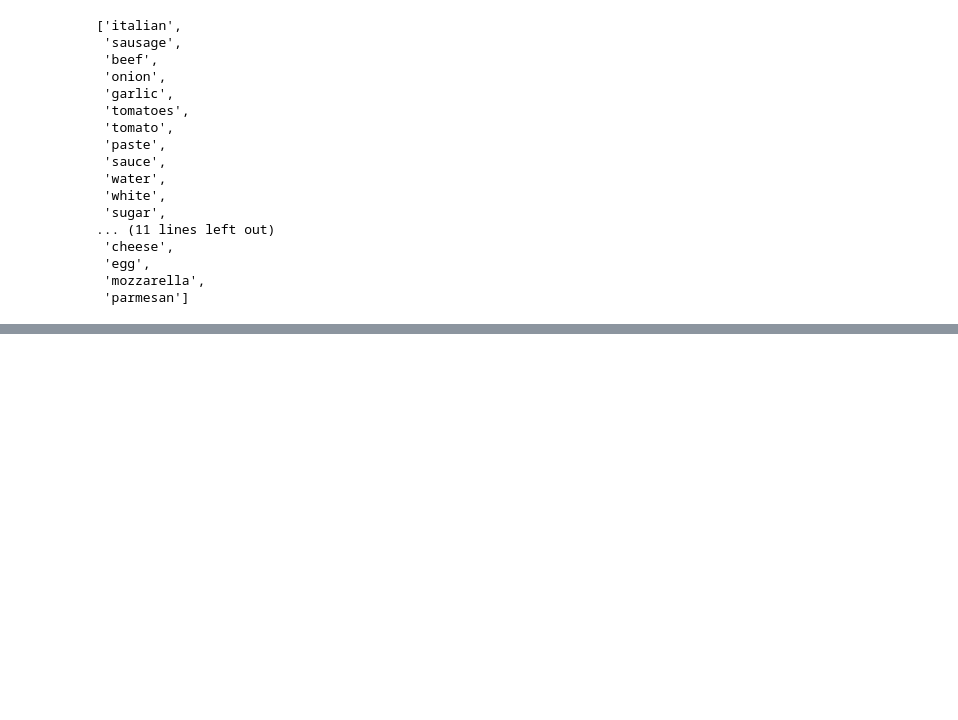
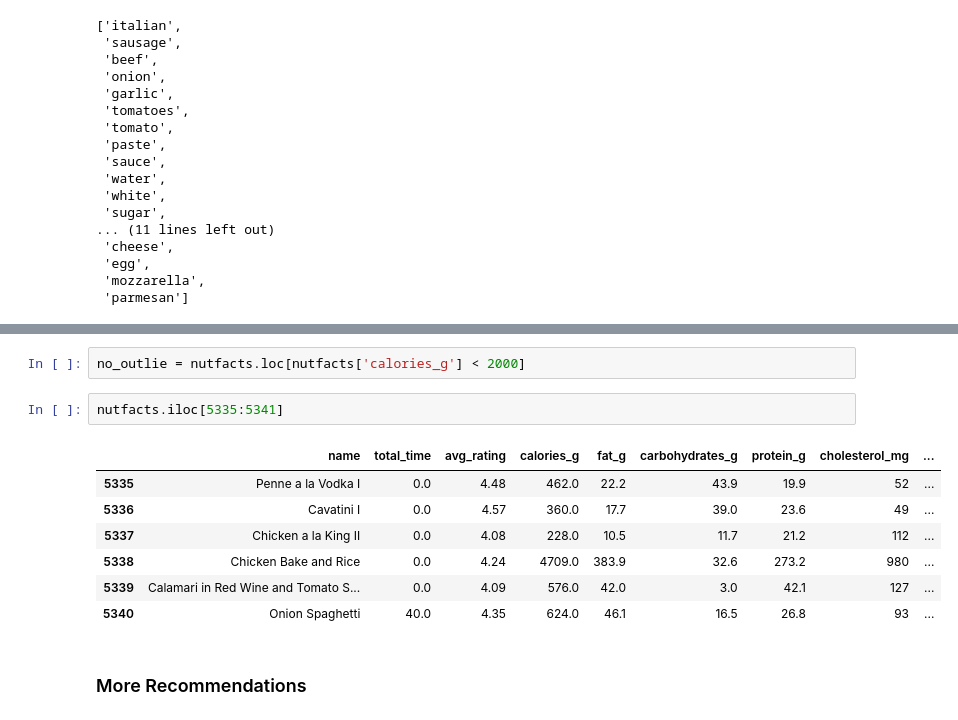
Before and after one commit to stephkendall/Recipe_Recs, a Jupyter notebook: Working Recommendations.ipynb, the cells around one changed output, grey strips where cells are left out. Cells and saved outputs as stored; diff of their text form; blank space fills up the shorter version.

```diff
--- a/Working Recommendations.ipynb
+++ b/Working Recommendations.ipynb
@@ -264,0 +302,14 @@ SyntaxError: invalid syntax (<ipython-input-148-6ae8caddf59e>, line 1)
+# %%
+no_outlie = nutfacts.loc[nutfacts['calories_g'] < 2000]
+# %%
+nutfacts.iloc[5335:5341]
+# %% [output]
+|  | name | total_time | avg_rating | calories_g | fat_g | carbohydrates_g | protein_g | cholesterol_mg | ... |
+| 5335 | Penne a la Vodka I | 0.0 | 4.48 | 462.0 | 22.2 | 43.9 | 19.9 | 52 | ... |
+| 5336 | Cavatini I | 0.0 | 4.57 | 360.0 | 17.7 | 39.0 | 23.6 | 49 | ... |
+| 5337 | Chicken a la King II | 0.0 | 4.08 | 228.0 | 10.5 | 11.7 | 21.2 | 112 | ... |
+| 5338 | Chicken Bake and Rice | 0.0 | 4.24 | 4709.0 | 383.9 | 32.6 | 273.2 | 980 | ... |
+| 5339 | Calamari in Red Wine and Tomato S... | 0.0 | 4.09 | 576.0 | 42.0 | 3.0 | 42.1 | 127 | ... |
+| 5340 | Onion Spaghetti | 40.0 | 4.35 | 624.0 | 46.1 | 16.5 | 26.8 | 93 | ... |
+# %% [markdown]
+### More Recommendations
```
Also changed, not shown: parts of 37 cells of this notebook, 4 other files.
